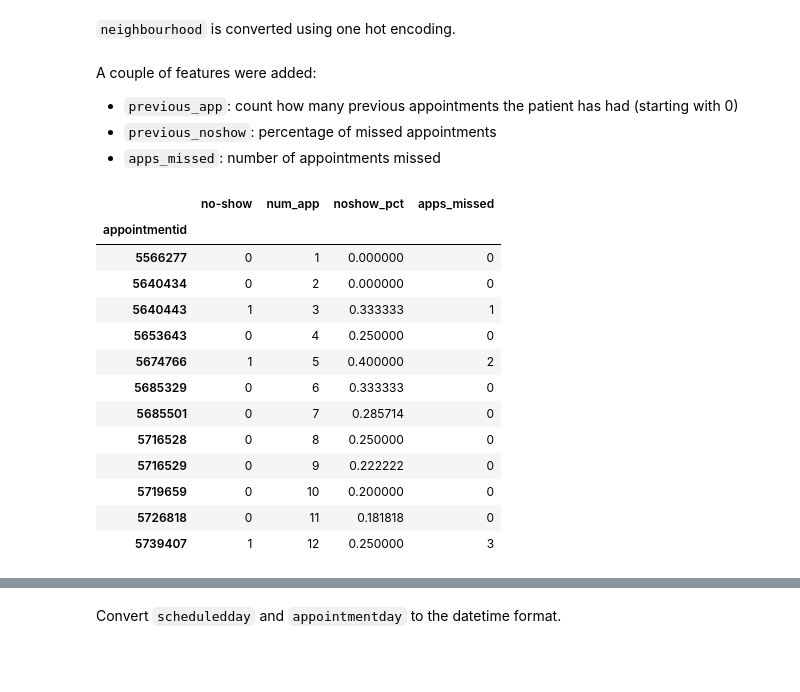
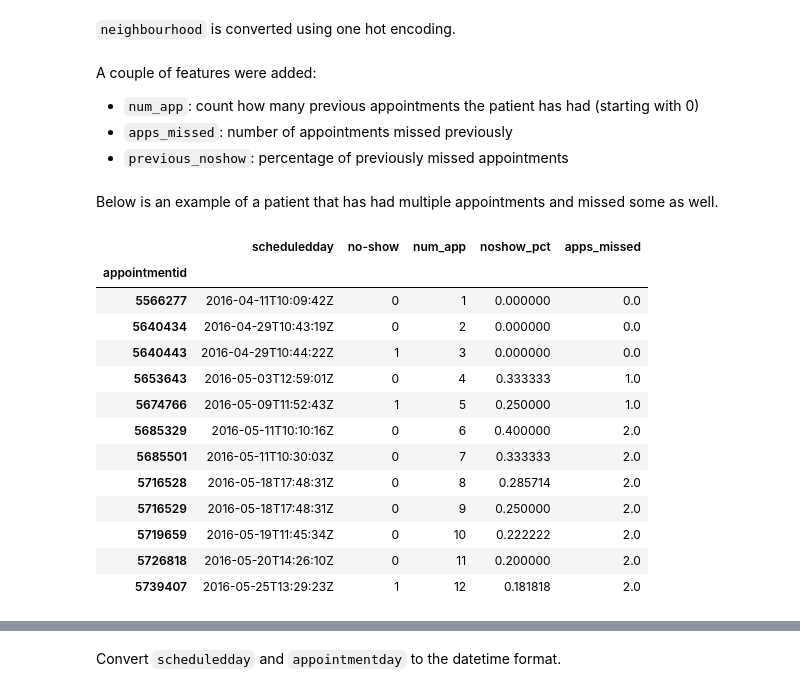
Before and after one commit to sservaes/medical_no_show, a Jupyter notebook: medical_no_show.ipynb, the cells around one changed output, grey strips where cells are left out. Cells and saved outputs as stored; diff of their text form; code cells hidden in the pictures; blank space fills up the shorter version.

```diff
--- a/medical_no_show.ipynb
+++ b/medical_no_show.ipynb
@@ -95,27 +100,31 @@ df = pd.get_dummies(df, columns = ['neighbourhood'])
 df.columns = df.columns.str.lower().str.strip()
 # %% [markdown]
 A couple of features were added:
-- `previous_app`: count how many previous appointments the patient has had (starting with 0)
-- `previous_noshow`: percentage of missed appointments
-- `apps_missed`: number of appointments missed
+- `num_app`: count how many previous appointments the patient has had (starting with 0)
+- `apps_missed`: number of appointments missed previously
+- `previous_noshow`: percentage of previously missed appointments
 # %%
 df['num_app'] = df.sort_values(by = ['patientid','scheduledday']).groupby(['patientid']).cumcount() + 1
-df['noshow_pct'] = (df.sort_values(['patientid', 'scheduledday']).groupby(['patientid'])['no-show'].cumsum() / df['num_app'])
-df['apps_missed'] = df.groupby('patientid')['no-show'].apply(lambda x: x.cumsum())
+df['apps_missed'] = df.sort_values(by = ['patientid','scheduledday']).groupby(['patientid'])['no-show'].cumsum().shift(1, axis = 0)
+df['noshow_pct'] = df['apps_missed'] / (df.sort_values(by = ['patientid','scheduledday']).groupby(['patientid'])['num_app'].shift(1, axis =0))
+df['noshow_pct'].fillna(0, inplace = True)
+df['apps_missed'].fillna(0, inplace = True)
+# %% [markdown]
+Below is an example of a patient that has had multiple appointments and missed some as well.
 # %%
-df[df['patientid'] == 838284762259].sort_values(by = ['patientid','scheduledday'])[['no-show', 'num_app', 'noshow_pct', 'apps_missed']]
+df[df['patientid'] == 838284762259].sort_values(by = ['patientid','scheduledday'])[['scheduledday', 'no-show', 'num_app', 'noshow_pct', 'apps_missed']]
 # %% [output]
-|  | no-show | num_app | noshow_pct | apps_missed |
-| appointmentid |  |  |  |  |
-| 5566277 | 0 | 1 | 0.000000 | 0 |
-| 5640434 | 0 | 2 | 0.000000 | 0 |
-| 5640443 | 1 | 3 | 0.333333 | 1 |
-| 5653643 | 0 | 4 | 0.250000 | 0 |
-| 5674766 | 1 | 5 | 0.400000 | 2 |
-| 5685329 | 0 | 6 | 0.333333 | 0 |
-| 5685501 | 0 | 7 | 0.285714 | 0 |
-| 5716528 | 0 | 8 | 0.250000 | 0 |
-| 5716529 | 0 | 9 | 0.222222 | 0 |
-| 5719659 | 0 | 10 | 0.200000 | 0 |
-| 5726818 | 0 | 11 | 0.181818 | 0 |
-| 5739407 | 1 | 12 | 0.250000 | 3 |
+|  | scheduledday | no-show | num_app | noshow_pct | apps_missed |
+| appointmentid |  |  |  |  |  |
+| 5566277 | 2016-04-11T10:09:42Z | 0 | 1 | 0.000000 | 0.0 |
+| 5640434 | 2016-04-29T10:43:19Z | 0 | 2 | 0.000000 | 0.0 |
+| 5640443 | 2016-04-29T10:44:22Z | 1 | 3 | 0.000000 | 0.0 |
+| 5653643 | 2016-05-03T12:59:01Z | 0 | 4 | 0.333333 | 1.0 |
+| 5674766 | 2016-05-09T11:52:43Z | 1 | 5 | 0.250000 | 1.0 |
+| 5685329 | 2016-05-11T10:10:16Z | 0 | 6 | 0.400000 | 2.0 |
+| 5685501 | 2016-05-11T10:30:03Z | 0 | 7 | 0.333333 | 2.0 |
+| 5716528 | 2016-05-18T17:48:31Z | 0 | 8 | 0.285714 | 2.0 |
+| 5716529 | 2016-05-18T17:48:31Z | 0 | 9 | 0.250000 | 2.0 |
+| 5719659 | 2016-05-19T11:45:34Z | 0 | 10 | 0.222222 | 2.0 |
+| 5726818 | 2016-05-20T14:26:10Z | 0 | 11 | 0.200000 | 2.0 |
+| 5739407 | 2016-05-25T13:29:23Z | 1 | 12 | 0.181818 | 2.0 |
```
Also changed, not shown: parts of 18 cells of this notebook.
